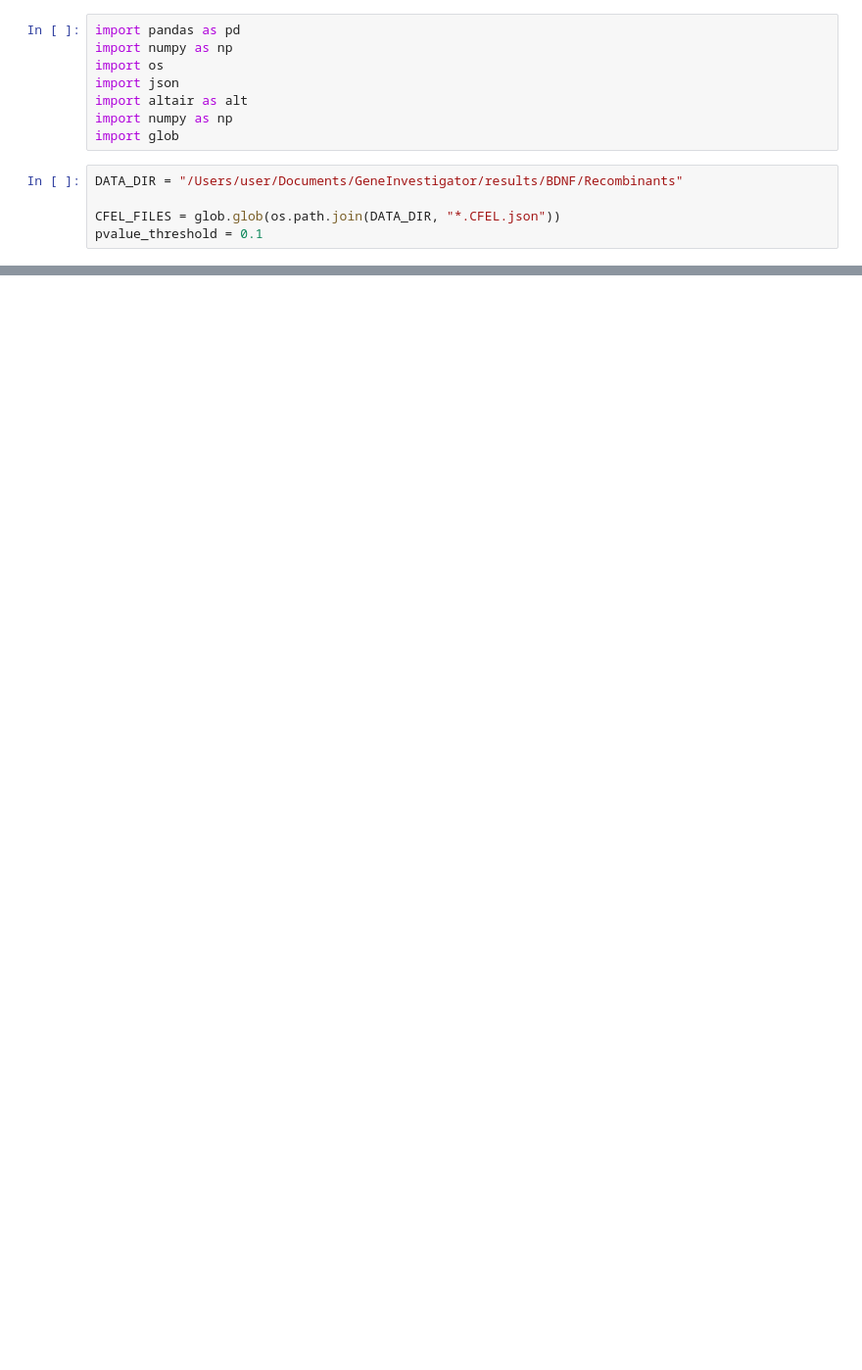
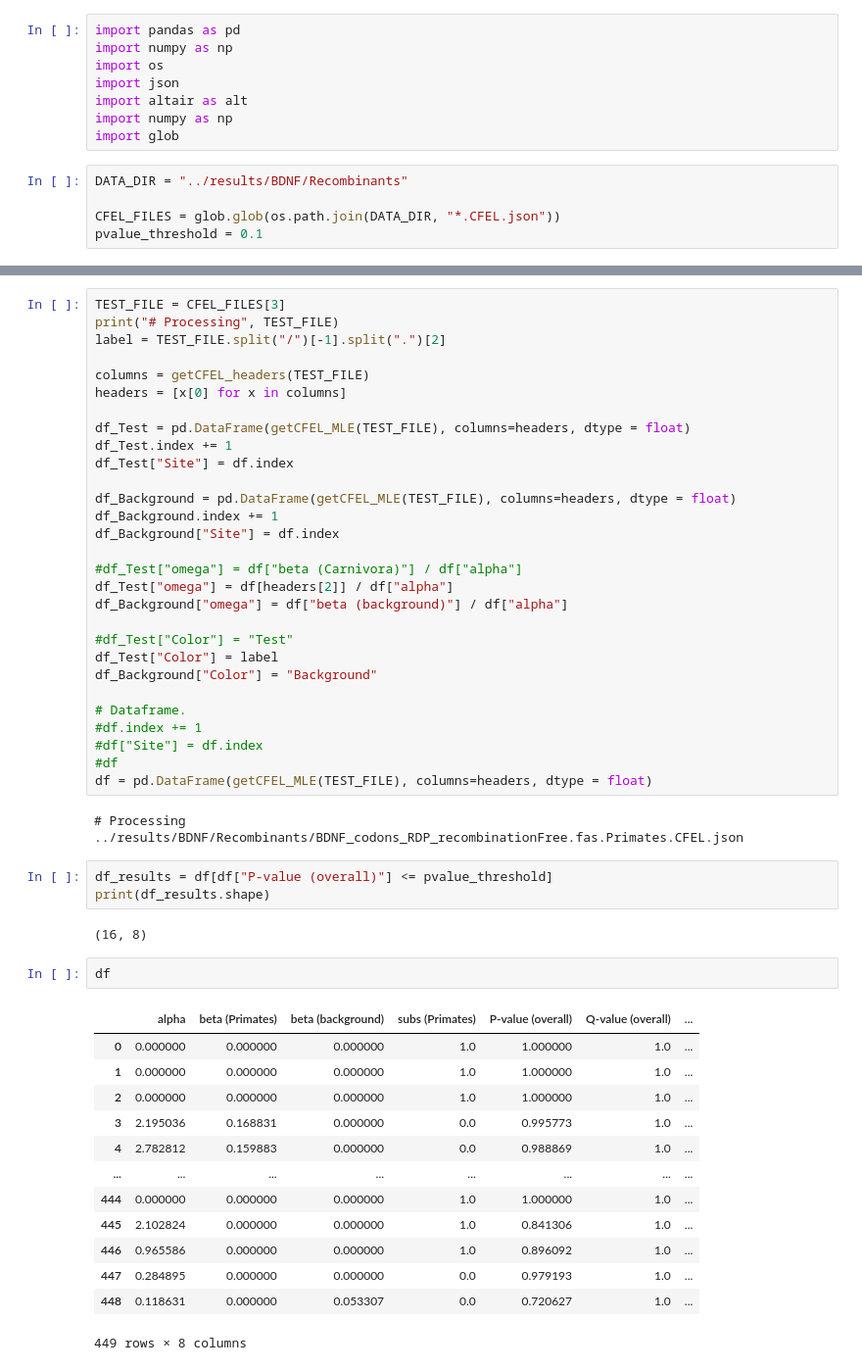
Before and after one commit to aglucaci/GeneInvestigator, a Jupyter notebook: notebooks/SummarizeCFEL.ipynb, the cells around one changed output, grey strips where cells are left out. Shown at 98% size. Saved outputs shown, nothing was run; the diff lists cells and outputs as text; blank space fills up the shorter version.

Commit message:
Add files via upload
update CFEL nb, after JSON error

```diff
--- a/notebooks/SummarizeCFEL.ipynb
+++ b/notebooks/SummarizeCFEL.ipynb
@@ -7,7 +7,7 @@ import altair as alt
 import numpy as np
 import glob
 # %%
-DATA_DIR = "/Users/user/Documents/GeneInvestigator/results/BDNF/Recombinants"
+DATA_DIR = "../results/BDNF/Recombinants"
 
 CFEL_FILES = glob.glob(os.path.join(DATA_DIR, "*.CFEL.json"))
 pvalue_threshold = 0.1
@@ -42,0 +67,52 @@ for file in CFEL_FILES:
+# %%
+TEST_FILE = CFEL_FILES[3]
+print("# Processing", TEST_FILE)
+label = TEST_FILE.split("/")[-1].split(".")[2]
+
+columns = getCFEL_headers(TEST_FILE)
+headers = [x[0] for x in columns]
+
+df_Test = pd.DataFrame(getCFEL_MLE(TEST_FILE), columns=headers, dtype = float)
+df_Test.index += 1
+df_Test["Site"] = df.index
+
+df_Background = pd.DataFrame(getCFEL_MLE(TEST_FILE), columns=headers, dtype = float)
+df_Background.index += 1
+df_Background["Site"] = df.index
+
+#df_Test["omega"] = df["beta (Carnivora)"] / df["alpha"]
+df_Test["omega"] = df[headers[2]] / df["alpha"]
+df_Background["omega"] = df["beta (background)"] / df["alpha"]
+
+#df_Test["Color"] = "Test"
+df_Test["Color"] = label
+df_Background["Color"] = "Background"
+
+# Dataframe.
+#df.index += 1
+#df["Site"] = df.index
+#df
+df = pd.DataFrame(getCFEL_MLE(TEST_FILE), columns=headers, dtype = float)
+# %% [output]
+# Processing ../results/BDNF/Recombinants/BDNF_codons_RDP_recombinationFree.fas.Primates.CFEL.json
+# %%
+df_results = df[df["P-value (overall)"] <= pvalue_threshold]
+print(df_results.shape)
+# %% [output]
+(16, 8)
+# %%
+df
+# %% [output]
+|  | alpha | beta (Primates) | beta (background) | subs (Primates) | P-value (overall) | Q-value (overall) | ... |
+| 0 | 0.000000 | 0.000000 | 0.000000 | 1.0 | 1.000000 | 1.0 | ... |
+| 1 | 0.000000 | 0.000000 | 0.000000 | 1.0 | 1.000000 | 1.0 | ... |
+| 2 | 0.000000 | 0.000000 | 0.000000 | 1.0 | 1.000000 | 1.0 | ... |
+| 3 | 2.195036 | 0.168831 | 0.000000 | 0.0 | 0.995773 | 1.0 | ... |
+| 4 | 2.782812 | 0.159883 | 0.000000 | 0.0 | 0.988869 | 1.0 | ... |
+| ... | ... | ... | ... | ... | ... | ... | ... |
+| 444 | 0.000000 | 0.000000 | 0.000000 | 1.0 | 1.000000 | 1.0 | ... |
+| 445 | 2.102824 | 0.000000 | 0.000000 | 1.0 | 0.841306 | 1.0 | ... |
+| 446 | 0.965586 | 0.000000 | 0.000000 | 1.0 | 0.896092 | 1.0 | ... |
+| 447 | 0.284895 | 0.000000 | 0.000000 | 0.0 | 0.979193 | 1.0 | ... |
+| 448 | 0.118631 | 0.000000 | 0.053307 | 0.0 | 0.720627 | 1.0 | ... |
+449 rows × 8 columns
```
Also changed, not shown: parts of 15 cells of this notebook.
